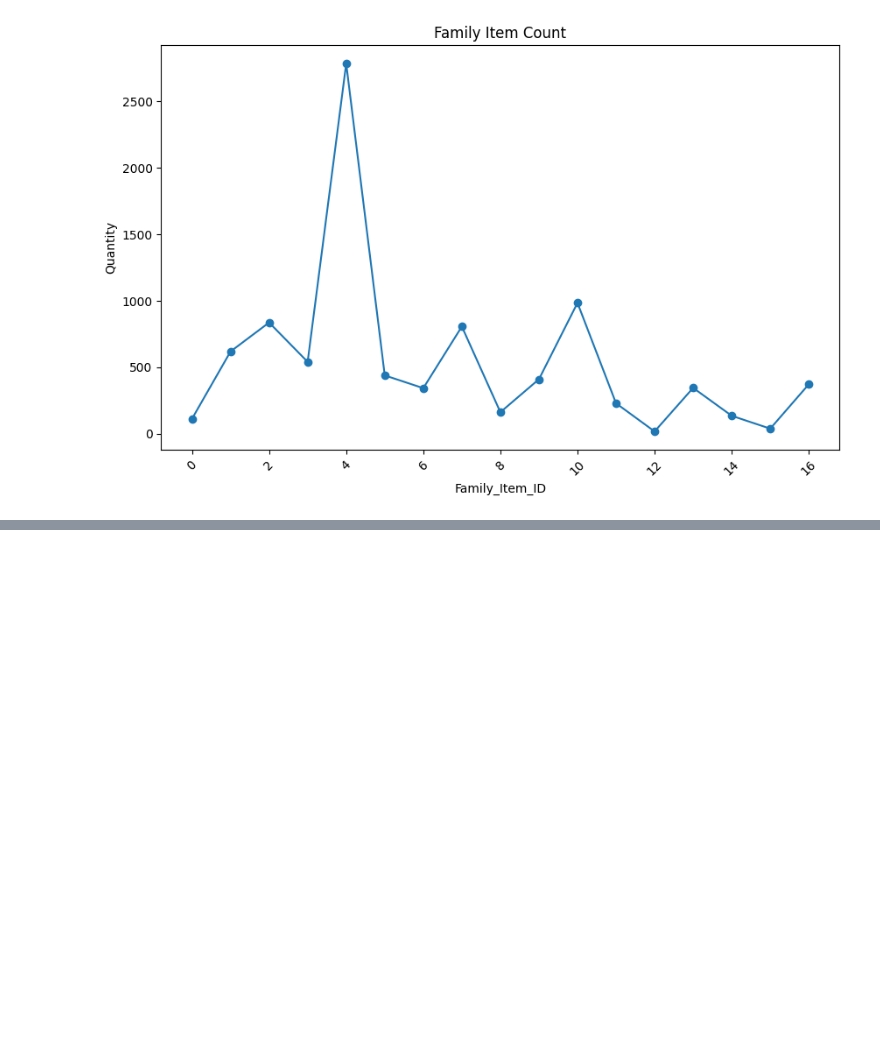
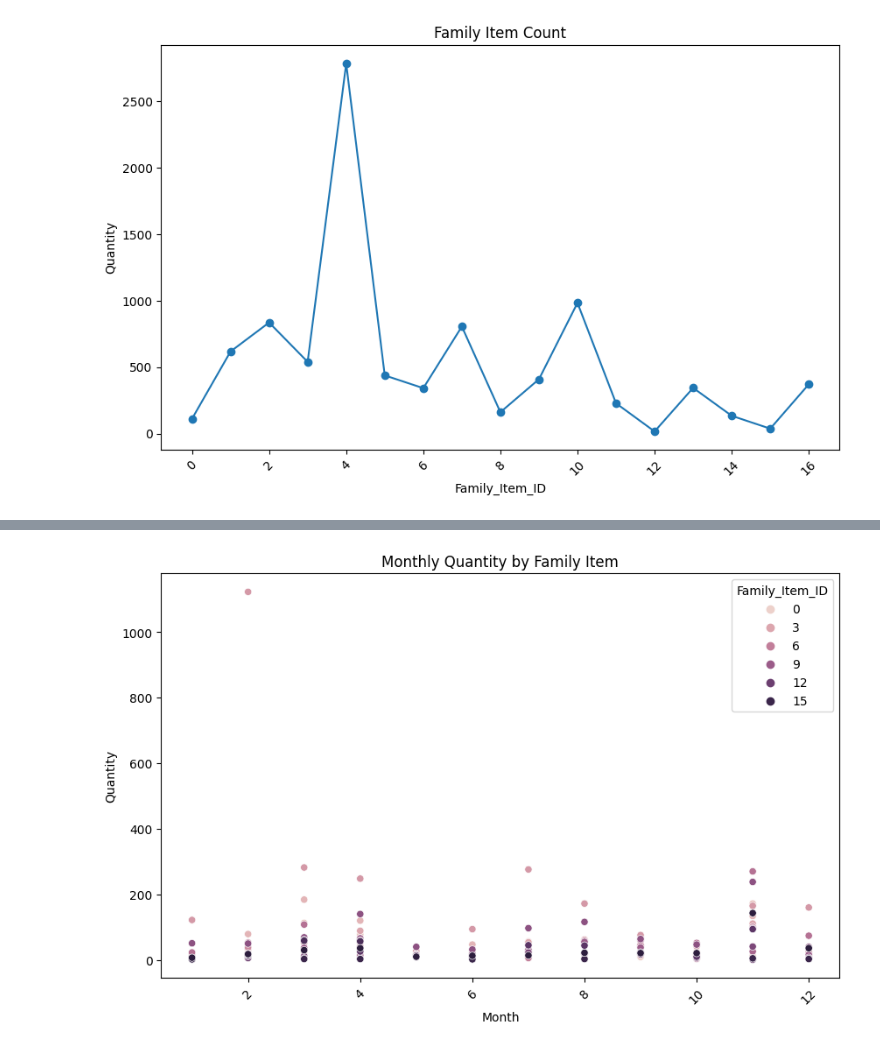
Before and after one commit to Nlasry1996/Nautica-Home, a Jupyter notebook: Untitled0.ipynb, the cells around one changed output, grey strips where cells are left out. Drawn from its saved outputs; the diff is of its cells as text; code cells hidden in the pictures; blank space fills up the shorter version.

```diff
--- a/Untitled0.ipynb
+++ b/Untitled0.ipynb
@@ -223,0 +226,3 @@ plt.show()
+# %%
+df_FIMonth=df.groupby(['Family_Item_ID','Month'])['Quantity'].count().reset_index()
+df_FIMonth
@@ -223,0 +243,24 @@ plt.show()
+# %%
+import seaborn as sns
+import matplotlib.pyplot as plt
+
+# Assuming df_FIMonth contains the counts of family items by ID and month
+
+# Set the figure size
+plt.figure(figsize=(10, 6))
+
+# Plot the graph using Seaborn
+sns.scatterplot(x='Month', y='Quantity', hue='Family_Item_ID', data=df_FIMonth)
+
+# Set labels and title
+plt.xlabel('Month')
+plt.ylabel('Quantity')
+plt.title('Monthly Quantity by Family Item')
+
+# Rotate x-axis labels if needed
+plt.xticks(rotation=45)
+
+# Show the plot
+plt.show()
+# %% [output]
+[figure, added]
```
Also changed, not shown: parts of 2 cells of this notebook.
